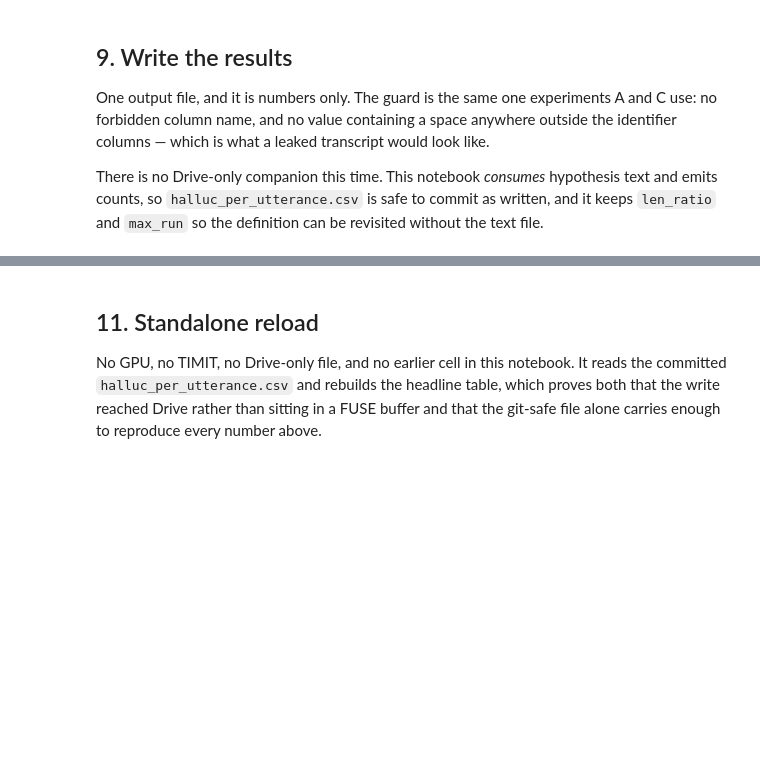
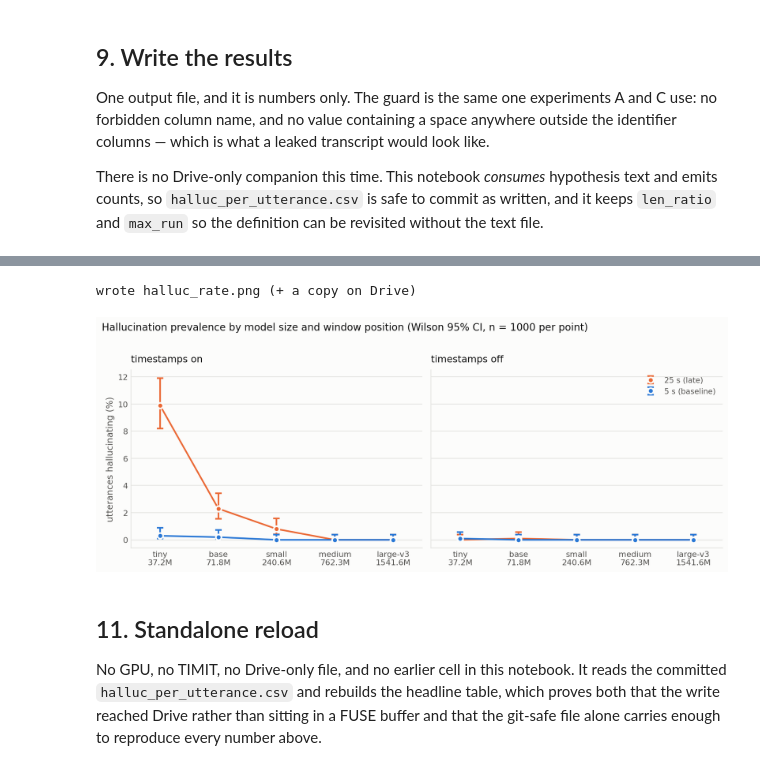
Before and after one commit to AgrfhyL/audio_model_initial_testing, a Jupyter notebook: Colab_Hallucinations.ipynb, the cells around one changed output, grey strips where cells are left out. Drawn from its saved outputs; the diff is of its cells as text; code cells hidden in the pictures; blank space fills up the shorter version.

```diff
--- a/Colab_Hallucinations.ipynb
+++ b/Colab_Hallucinations.ipynb
@@ -438,11 +505,5 @@ should be redrawn at its final print width in `Figures.ipynb` rather than shrunk
 # %%
-import matplotlib as mpl
 import matplotlib.pyplot as plt
-
-# Vector output. Type 3 is matplotlib's default font embedding and is rejected by arXiv's
-# checker and by some venues; 42 embeds TrueType subsets instead, which survive submission.
-mpl.rcParams["pdf.fonttype"] = 42
-mpl.rcParams["ps.fonttype"] = 42
 
 SURFACE, INK, INK2, GRID = "#fcfcfb", "#0b0b0b", "#52514e", "#e5e5e2"
 C_LATE, C_EARLY = "#eb6834", "#2a78d6"
@@ -455,55 +516,39 @@ for ax, arm in zip(axes, ("on", "off")):
     ax.set_facecolor(SURFACE)
     ax.grid(True, axis="y", color=GRID, linewidth=1)
     ax.set_axisbelow(True)
     for off, colour, lab in ((25, C_LATE, "25 s (late)"), (5, C_EARLY, "5 s (baseline)")):
         s   = [SUMMARY[f"{m}|{off}|{arm}"] for m in MODELS]
         mid = [100 * v["rate"] for v in s]
         err = [[100 * (v["rate"] - v["wilson_lo"]) for v in s],
                [100 * (v["wilson_hi"] - v["rate"]) for v in s]]
         ax.errorbar(x, mid, yerr=err, fmt="o", color=colour, markersize=7, linewidth=2,
                     markeredgecolor=SURFACE, markeredgewidth=2, capsize=4, zorder=3, label=lab)
         ax.plot(x, mid, color=colour, linewidth=2, zorder=2)
     ax.set_xticks(x)
     ax.set_xticklabels([f"{m}\n{PARAMS[m]}" for m in MODELS])
     ax.set_xlim(-0.5, len(MODELS) - 0.5)
     ax.set_title(f"timestamps {arm}", fontsize=12, color=INK, pad=10, loc="left")
     ax.tick_params(colors=INK2, labelsize=10, length=0)
     for sp in ("top", "right"):
         ax.spines[sp].set_visible(False)
     for sp in ("left", "bottom"):
         ax.spines[sp].set_color(GRID); ax.spines[sp].set_linewidth(1)
 
 axes[0].set_ylabel("utterances hallucinating (%)", fontsize=11, color=INK2)
 leg = axes[1].legend(frameon=False, fontsize=9.5, loc="upper right")
 for t in leg.get_texts():
     t.set_color(INK2)
 fig.suptitle("Hallucination prevalence by model size and window position "
              "(Wilson 95% CI, n = 1000 per point)",
              fontsize=12.5, color=INK, x=0.007, ha="left", y=1.02)
 fig.tight_layout()
-
-STEM = "halluc_rate"
-for ext in ("png", "pdf"):
-    fig.savefig(f"{STEM}.{ext}", bbox_inches="tight", facecolor=SURFACE)          # runtime
-    fig.savefig(os.path.join(DRIVE_ROOT, f"{STEM}.{ext}"),                        # Drive
-                bbox_inches="tight", facecolor=SURFACE)
-print(f"wrote {STEM}.png and {STEM}.pdf (+ copies on Drive)")
+fig.savefig("halluc_rate.png", bbox_inches="tight", facecolor=SURFACE)
+fig.savefig(os.path.join(DRIVE_ROOT, "halluc_rate.png"), bbox_inches="tight", facecolor=SURFACE)
+print("wrote halluc_rate.png (+ a copy on Drive)")
 plt.show()
-
-# Assert the PDF really is vector before offering it: no rasterized layer, no Type 3 glyphs.
-# A silently rasterized figure looks identical here and fails only at submission.
-_pdf = open(f"{STEM}.pdf", "rb").read()
-assert b"/Subtype /Image" not in _pdf and b"/DCTDecode" not in _pdf, "PDF contains a raster layer"
-assert b"/Type3" not in _pdf, "PDF embeds Type 3 fonts; pdf.fonttype did not take effect"
-print(f"{STEM}.pdf is vector, Type 42 fonts, {len(_pdf) / 1024:.0f} KB")
-
-# Pull it to local disk. Colab's download reads the *runtime's* filesystem, not Drive.
-try:
-    from google.colab import files
-    files.download(f"{STEM}.pdf")
-except Exception as exc:                      # not on Colab, or the browser blocked the download
-    print(f"local download unavailable ({type(exc).__name__}); "
-          f"{STEM}.pdf is on Drive at {DRIVE_ROOT}")
+# %% [output]
+wrote halluc_rate.png (+ a copy on Drive)
+[figure, added]
 # %% [markdown]
 ## 11. Standalone reload
 
```
Also changed, not shown: parts of 12 cells of this notebook.
